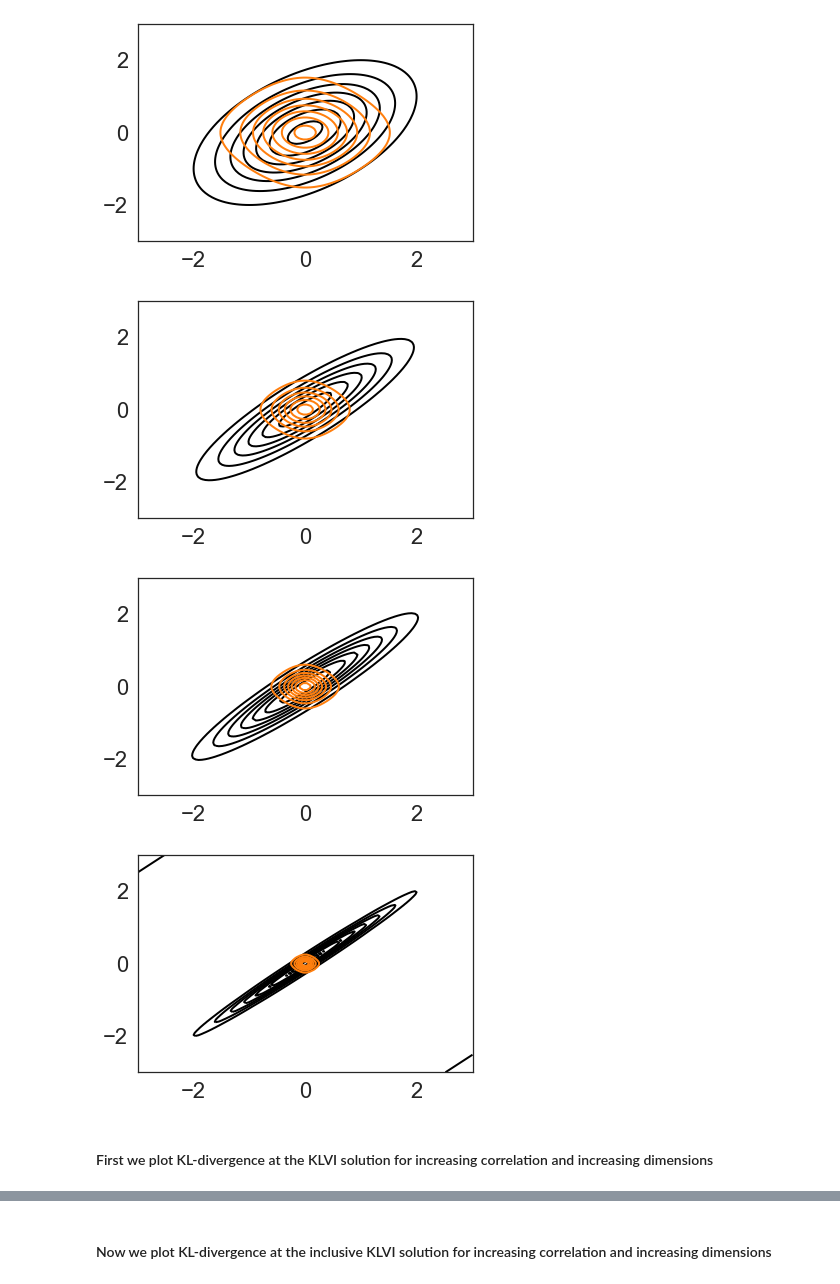
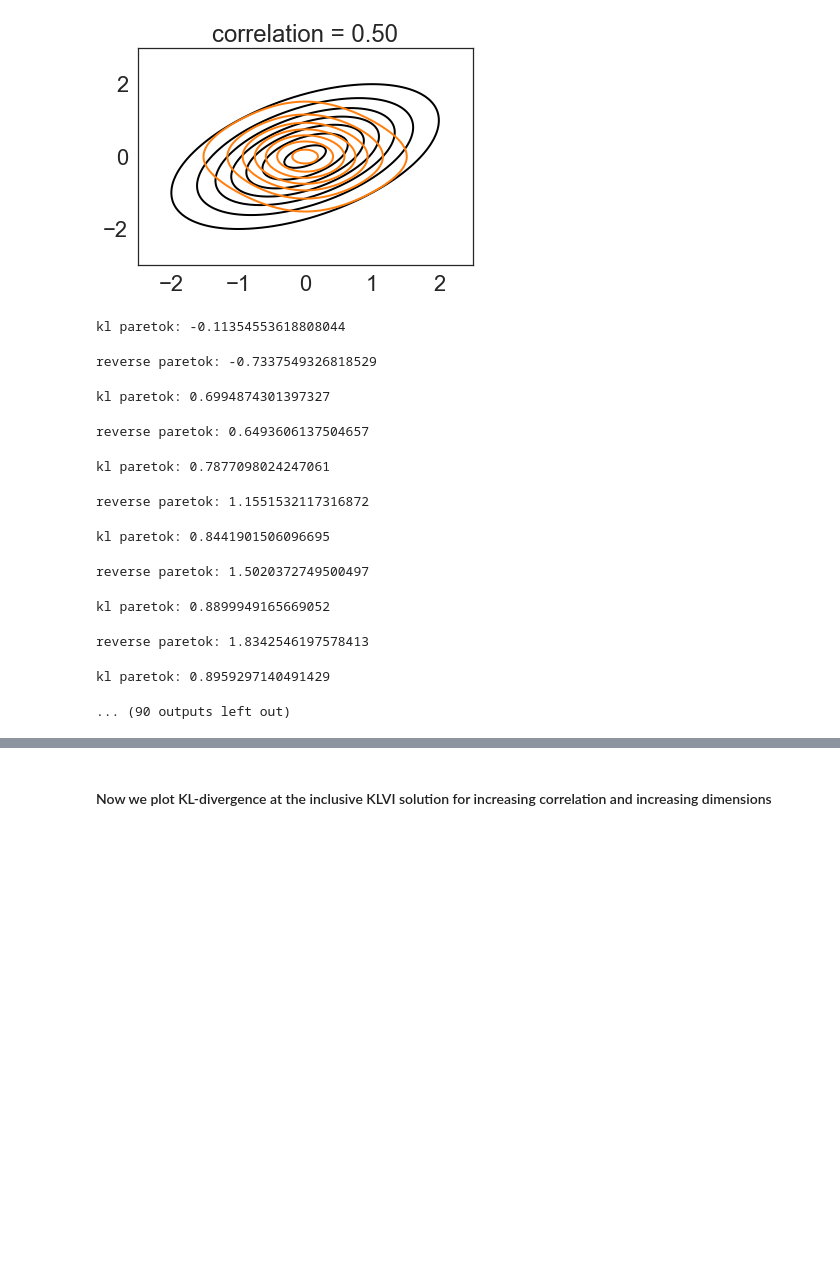
Before and after one commit to kunalghosh/viabel, a Jupyter notebook: notebooks/KL-studentt-minimization.ipynb, the cells around one changed output, grey strips where cells are left out. Saved outputs shown, nothing was run; the diff lists cells and outputs as text; code cells hidden in the pictures; blank space fills up the shorter version.

Commit message:
adding notebook with student-t as the approximate density .... and analysing the different divergence measures with student-t-t

```diff
--- a/notebooks/KL-studentt-minimization.ipynb
+++ b/notebooks/KL-studentt-minimization.ipynb
@@ -58,7 +58,7 @@ def plot_contours(means, covs, colors=None, xlim=[-10,10], ylim=[-3, 3], corr=No
 # %%
 def plot_approx_and_exact_contours(logdensity, var_family, var_param,colors=None,
                                     xlim=[-2.5,2.5], ylim=[-3, 3],
-                                    savepath=None, aux_var=None):
+                                    savepath=None, aux_var=None, corr=None):
     xlist = np.linspace(*xlim, 100)
     ylist = np.linspace(*ylim, 100)
     X, Y = np.meshgrid(xlist, ylist)
@@ -75,12 +75,15 @@ def plot_approx_and_exact_contours(logdensity, var_family, var_param,colors=None
     plt.contour(X, Y, Zapprox, colors=[colors[2]], linestyles='solid')
     if savepath is not None:
         plt.savefig(savepath, bbox_inches='tight')
+        plt.title('correlation = {:.2f}'.format(corr))
+        plt.savefig(savepath,
+                    bbox_inches='tight')
 
     plt.show()
 # %%
-lims = dict(xlim=[-3,3], ylim=[-3,3])
+lims = dict(xlim=[-2.5,2.5], ylim=[-3,3])
 # %%
-def compute_inclusive_KL(m2, c2, var_family, optim_var_params, dim, n_samples=10000000, seed=40):
+def compute_inclusive_KL(m2, c2, var_family, optim_var_params, dim, n_samples=2000000, seed=40):
     L = np.linalg.cholesky(c2)
     my_rs = npr.RandomState(seed)
     samples = np.dot( my_rs.randn(n_samples, dim), L) + m2
@@ -92,7 +95,7 @@ def compute_inclusive_KL(m2, c2, var_family, optim_var_params, dim, n_samples=10
     print('reverse paretok:', paretok)
     return div, paretok
 
-def compute_KL_estimate(m2, c2, var_family, optim_var_params, dim, n_samples=10000000, seed=40):
+def compute_KL_estimate(m2, c2, var_family, optim_var_params, dim, n_samples=2000000, seed=40):
     samples = var_family.sample(optim_var_params, n_samples, seed)
     log_weights = mvn.logpdf(samples, m2, c2) - var_family.logdensity(samples, optim_var_params)
     _, paretok = psislw(log_weights)
@@ -100,7 +103,7 @@ def compute_KL_estimate(m2, c2, var_family, optim_var_params, dim, n_samples=100
     print('kl paretok:', paretok)
     return div, paretok
 # %%
-rhos = [.5, .88, .94, .99]
+rhos = [.5, 0.75, 0.88, 0.94, 0.97, 0.99]
 
 
 def _get_mu_sigma_pattern(dim):
@@ -109,12 +112,10 @@ def _get_mu_sigma_pattern(dim):
     ms_pattern['Sigma'] = PSDSymmetricMatrixPattern(size=dim)
     return ms_pattern
 # rhos.reverse()
-ds = np.concatenate([np.arange(2,10,2), np.arange(10,105,30,dtype=int)]) # np.arange(2,11,2,dtype=int)
+ds = np.concatenate([np.arange(2,10,2), np.arange(10,75,10,dtype=int)]) # np.arange(2,11,2,dtype=int)
 df = pd.DataFrame(columns=['corr', 'd', 'KL', 'KL2', 'paretok'])
 inc_df = pd.DataFrame(columns=['corr', 'd', 'KL', 'KL2', 'paretok'])
 n_iters = 10000
-
-
 
 
 for rho in rhos:
@@ -124,37 +125,44 @@ for rho in rhos:
         m2 = np.zeros(d)
 
 
         init_log_std = np.ones(d)*0.2
         init_var_param1 = np.concatenate([m2, init_log_std])
         mf_t_var_family = mean_field_t_variational_family(d, df=6)
 
         ms_pattern = _get_mu_sigma_pattern(d)
 
         lnpdf2 = FlattenFunctionInput(
         lambda x: multivariate_t_logpdf(x, m2, c2, 100000),
         patterns=ms_pattern, free=True, argnums=1)
         lnpdf = lambda z: mvn.logpdf(z, m2, c2)
         #lnpdf_t = lambda z:
 
         klvi_objective_and_grad = black_box_klvi(mf_t_var_family, lnpdf, 2000)
         klvi_var_param,  klvi_param_history, value_history, grad_norm_history, oplog = \
         adagrad_optimize(3400, klvi_objective_and_grad, init_var_param1, learning_rate=.02,
                                   learning_rate_end=0.001)
         if d == 2:
             #plot_contours(means=[m2, klvi_var_param[:d]], covs=[c2, np.diag(np.exp(klvi_var_param[d:]))],
             #              colors=[(0.,0.,0.)]+sns.color_palette(),
             #              xlim=[-2.5,2.5], corr=rho)
 
-            plot_approx_and_exact_contours(lnpdf, mf_t_var_family, klvi_var_param, colors=[(0.,0.,0.)]+sns.color_palette()+sns.color_palette(),**lims, savepath='../figures/klvi_gauss_vs_t_2D_'+str(rho)+'.pdf' )
+            plot_approx_and_exact_contours(lnpdf, mf_t_var_family, klvi_var_param, colors=[(0.,0.,0.)]+sns.color_palette()+sns.color_palette(),**lims, savepath='../writing/variational-objectives/figures/klvi_gauss_vs_t_2D_'+str(rho)+'.pdf',corr=rho )
 
         kl_val, paretok1 = compute_KL_estimate(m2, c2, mf_t_var_family, klvi_var_param, dim=d )
         df = df.append(dict(corr=rho, dimension=d, KL=value_history[-1], KL2 = kl_val, paretok=paretok1), ignore_index=True)
         inc_kl, paretok2 = compute_inclusive_KL(m2, c2, mf_t_var_family, klvi_var_param, dim=d )
         inc_df = inc_df.append(dict(corr=rho, dimension=d, KL=inc_kl, paretok=paretok2), ignore_index=True)
 # %% [output]
-[figure, old version]
+[figure, new version]
-[figure, removed]
-[figure, removed]
-[figure, removed]
+kl paretok: -0.11354553618808044
+reverse paretok: -0.7337549326818529
+kl paretok: 0.6994874301397327
+reverse paretok: 0.6493606137504657
+kl paretok: 0.7877098024247061
+reverse paretok: 1.1551532117316872
+kl paretok: 0.8441901506096695
+reverse paretok: 1.5020372749500497
+kl paretok: 0.8899949165669052
+reverse paretok: 1.8342546197578413
+kl paretok: 0.8959297140491429
+... (90 outputs left out)
-# %% [markdown]
-#### First we plot KL-divergence at the KLVI solution for increasing correlation and increasing dimensions
```
Also changed, not shown: parts of 12 cells of this notebook.
